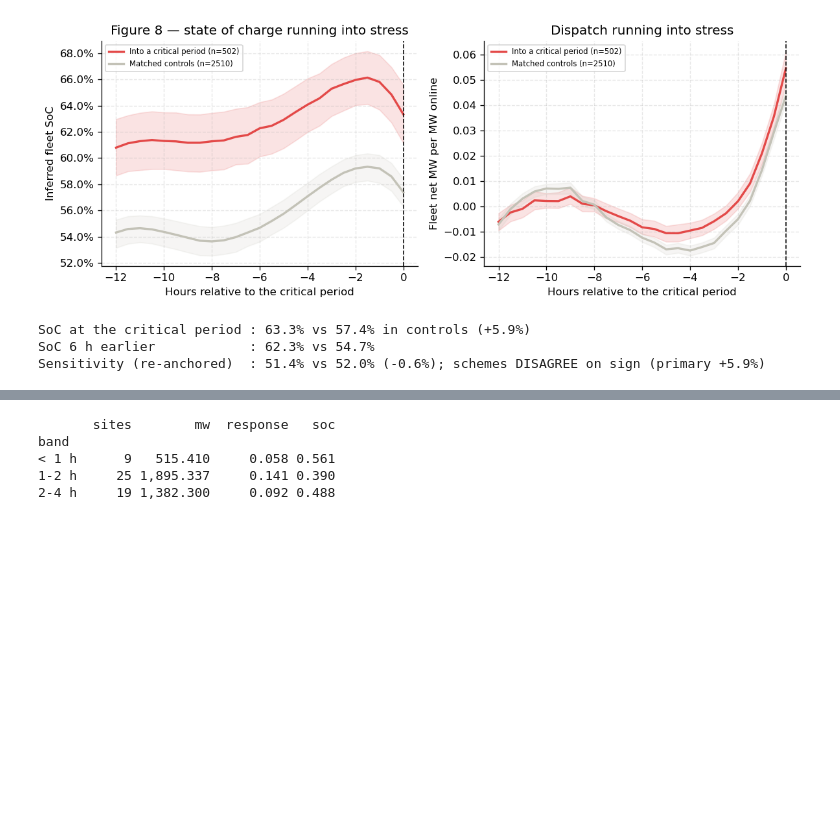
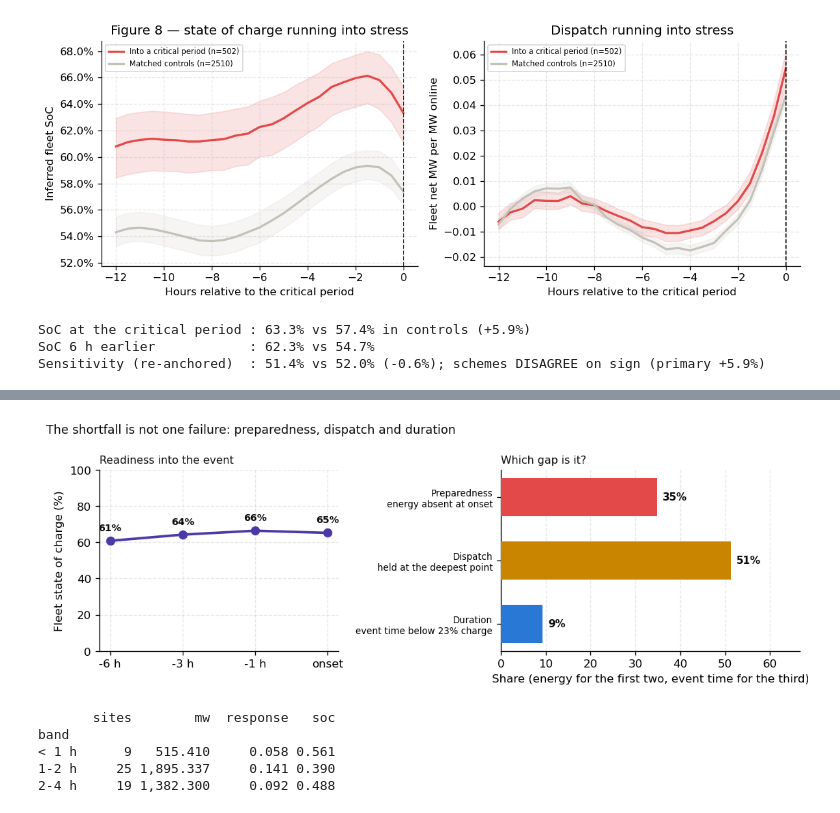
Before and after one commit to shaw029/power-trading, a Jupyter notebook: notebooks/05_stress_response_study.ipynb, the cells around one changed output, grey strips where cells are left out. Cells and saved outputs as stored; diff of their text form; code cells hidden in the pictures; blank space fills up the shorter version.

```diff
--- a/notebooks/05_stress_response_study.ipynb
+++ b/notebooks/05_stress_response_study.ipynb
@@ -1673,3 +1673,100 @@ for name, (arr, n) in surv.items():
 1-2 h    n= 92  energy remaining: 2 h 88% | 4 h 86%
 2-4 h    n=191  energy remaining: 2 h 77% | 4 h 73%
 4 h +    n=135  energy remaining: 2 h 88% | 4 h 77%
+# %%
+# Three gaps, not one — and they call for different market instruments.
+#
+# "The fleet underdelivers in scarcity" hides three separate failures, each with
+# its own remedy. Separating them is the point:
+#
+#   preparedness — the energy was not stored when the event began
+#   dispatch     — the energy was there and was not delivered
+#   duration     — the energy was delivered, and ran out while the event ran
+#
+# The first two are energy fractions of usable capacity, the third is a share of
+# event time, so they are reported side by side rather than stacked: adding a
+# fraction of MWh to a fraction of hours would be meaningless.
+READY_OFFSETS_H = [-6, -3, -1, 0]
+#: "Depleted" is the fleet's own low-water mark over the whole record — its
+#: tenth percentile — not each event's minimum. Anchoring to the event minimum
+#: measures flatness instead of depletion: a fleet that barely discharges sits
+#: near its own minimum throughout and would score a large duration gap while
+#: never running low.
+DEPLETED = float(fleet_soc.quantile(0.10))
+
+gap_rows, ready_rows = [], []
+for _, ev in events_df.iterrows():
+    t0 = ev["start"]
+    idx = pd.date_range(t0, periods=int(ev["hours"] * 2), freq="30min", tz="UTC")
+    path = fleet_soc.reindex(idx).dropna()
+    if len(path) < 2:
+        continue
+    soc0, soc_min = path.iloc[0], path.min()
+    ran_low = (path <= DEPLETED).mean()
+    gap_rows.append({
+        "hours": ev["hours"],
+        # Energy that was not in the fleet when the system needed it.
+        "preparedness": max(0.0, 1.0 - soc0),
+        # Energy that was in the fleet at its deepest point and never left it.
+        "dispatch": soc_min,
+        # Share of the event spent below the fleet's low-water mark, still tight.
+        "duration": ran_low,
+    })
+    ready = {}
+    for h in READY_OFFSETS_H:
+        v = fleet_soc.reindex([t0 + pd.Timedelta(hours=h)]).iloc[0]
+        ready[h] = v
+    ready_rows.append(ready)
+
+gaps3 = pd.DataFrame(gap_rows)
+ready_df = pd.DataFrame(ready_rows)
+print(f"Events decomposed: {len(gaps3)}")
+print(f"  preparedness gap : {gaps3['preparedness'].mean():.0%} of usable energy absent at onset")
+print(f"  dispatch gap     : {gaps3['dispatch'].mean():.0%} still held at the deepest point")
+print(f"  duration gap     : {gaps3['duration'].mean():.0%} of event time spent below "
+      f"{DEPLETED:.0%} state of charge")
+print("\nReadiness run-up (mean fleet state of charge):")
+for h in READY_OFFSETS_H:
+    print(f"  {h:+3d} h : {ready_df[h].mean():.0%}")
+
+fig, (axL, axR) = plt.subplots(1, 2, figsize=(9.4, 3.4),
+                               gridspec_kw={"width_ratios": [1, 1.25]})
+
+x = np.arange(len(READY_OFFSETS_H))
+axL.plot(x, [ready_df[h].mean() * 100 for h in READY_OFFSETS_H],
+         marker="o", ms=7, lw=2.2, color=C["soc"] if "soc" in C else C["da"], zorder=3)
+for i, h in enumerate(READY_OFFSETS_H):
+    axL.annotate(f"{ready_df[h].mean():.0%}", (i, ready_df[h].mean() * 100),
+                 xytext=(0, 9), textcoords="offset points", ha="center",
+                 fontsize=8.5, fontweight="bold", color=C["ink"])
+axL.set_xticks(x, [f"{h:+d} h" if h else "onset" for h in READY_OFFSETS_H])
+axL.set_ylabel("Fleet state of charge (%)")
+axL.set_ylim(0, 100)
+axL.set_title("Readiness into the event", fontsize=9.5, loc="left", color=C["ink"])
+
+names = ["preparedness", "dispatch", "duration"]
+labels = ["Preparedness\nenergy absent at onset",
+          "Dispatch\nheld at the deepest point",
+          f"Duration\nevent time below {DEPLETED:.0%} charge"]
+vals = [gaps3[n].mean() * 100 for n in names]
+colours = [C["cost"], C["mid"], C["da"]]
+y = np.arange(len(names))
+axR.barh(y, vals, height=0.6, color=colours, zorder=3)
+for i, v in enumerate(vals):
+    axR.text(v + 1.2, i, f"{v:.0f}%", va="center", fontsize=9,
+             fontweight="bold", color=C["ink"])
+axR.set_yticks(y, labels, fontsize=8)
+axR.invert_yaxis()
+axR.grid(axis="y", visible=False)
+axR.set_xlim(0, max(vals) * 1.3)
+axR.set_xlabel("Share (energy for the first two, event time for the third)")
+axR.set_title("Which gap is it?", fontsize=9.5, loc="left", color=C["ink"])
+
+fig.suptitle("The shortfall is not one failure: preparedness, dispatch and duration",
+             fontsize=10.5, x=0.005, ha="left", color=C["ink"])
+plt.tight_layout()
+# Print-resolution export for the poster: the three-part gap decomposition.
+save_poster_fig(fig, "nb05_fig_gap_decomposition")
+
+plt.show()
+# %% [output]
@@ -1676,3 +1783,4 @@ for name, (arr, n) in surv.items():
+[figure, added]
 # %%
 # Figure — is the alignment gap a market-incentive gap or a physical one?
 #
```
Also changed, not shown: parts of 3 cells of this notebook, 1 other file.
